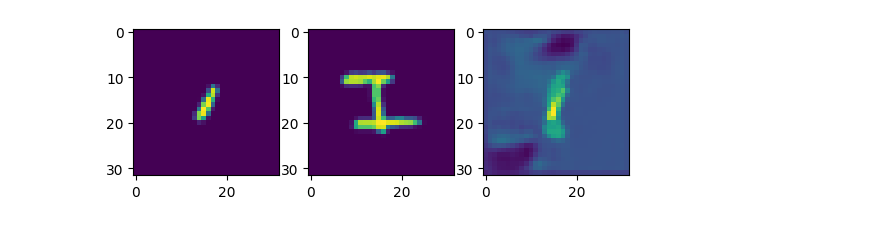
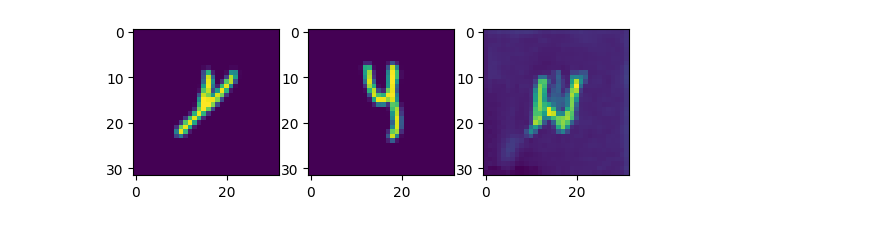
Before and after one commit to njwfish/DistributionConditionedTransport, a Jupyter notebook: notebooks/handwriting.ipynb, the cells around one changed output. Saved outputs shown, nothing was run; the diff lists cells and outputs as text; code cells hidden in the pictures.

```diff
--- a/notebooks/handwriting.ipynb
+++ b/notebooks/handwriting.ipynb
@@ -79,13 +79,13 @@ resample = gen.sample(source_samples.to(device), source_latent.unsqueeze(0), tar
 # %%
 import matplotlib.pyplot as plt
 # visualize 3 channel image
 source_samples = batch['source_samples']
 target_samples = batch['target_samples']
-i = -14
+i = -6
 fig, axs = plt.subplots(1, 3)
 axs[0].imshow(source_samples[i].cpu().numpy().transpose(1, 2, 0))
 axs[1].imshow(target_samples[i].cpu().numpy().transpose(1, 2, 0))
 axs[2].imshow(resample[i].cpu().numpy().transpose(1, 2, 0))
 plt.show()
 # %% [output]
-[figure, old version]
+[figure, new version]
```
Also changed, not shown: 2 other files.
